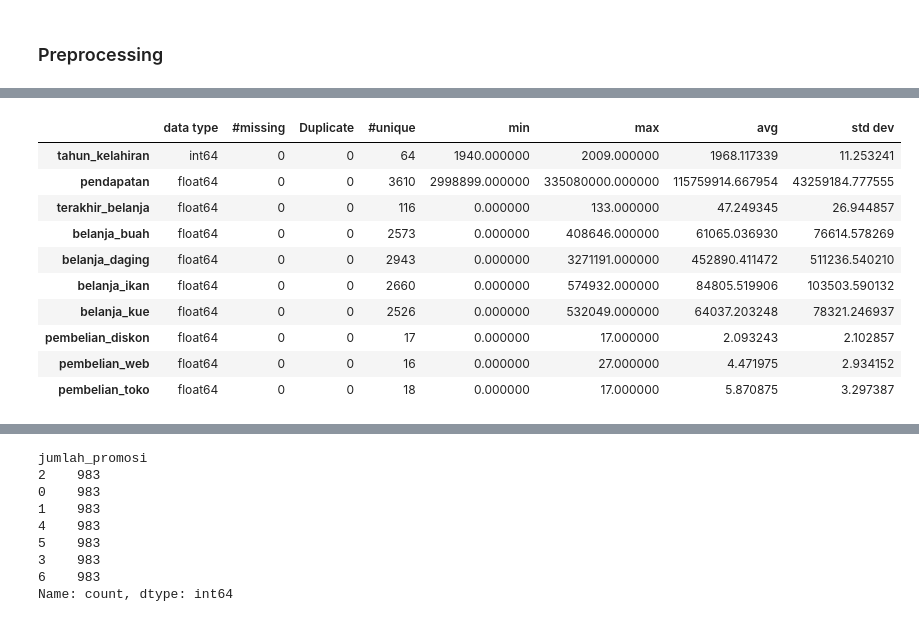
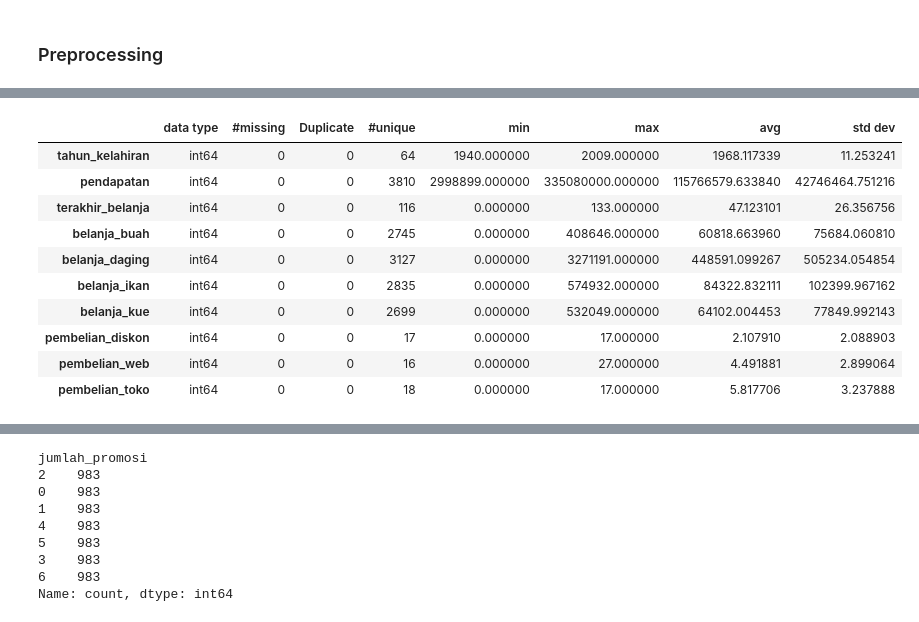
Before and after one commit to davidbryanc/Data-Analytics-Competition-FIND-IT-2024, a Jupyter notebook: david5.ipynb, the cells around one changed output, grey strips where cells are left out. Cells and saved outputs as stored; diff of their text form; code cells hidden in the pictures.

```diff
--- a/david5.ipynb
+++ b/david5.ipynb
@@ -226,10 +226,15 @@ def preprocessing(df):
 
     # Fill Null Val dengan interpolate
 
+    # KNNImputer
 
     # df['tanggal_menjadi_anggota'] = df['tanggal_menjadi_anggota'].apply(lambda x: 1 if pd.notnull(x) else 0)
     # df = df.rename(columns={'tanggal_menjadi_anggota': 'anggota'})
     df = df.drop(['keluhan', 'tanggal_menjadi_anggota','pendidikan','status_pernikahan'], axis=1)
+    df = df.drop(['jumlah_anak_balita', 'jumlah_anak_remaja'], axis=1)
+    knn = KNNImputer()
+    new_df = knn.fit_transform(df)
+    df = pd.DataFrame(new_df, columns=df.columns)
     # df = df.drop(['pendapatan','terakhir_belanja', 'pembelian_diskon', 'pembelian_toko','pembelian_web','tahun_kelahiran'], axis=1)
 
     # Gatau teori sendiri ini
@@ -237,16 +242,15 @@ def preprocessing(df):
     df['tahun_kelahiran'] = df['tahun_kelahiran'].apply(lambda x: x + 50 if x < 1940 else x)
     df['pendapatan'] = df['pendapatan'].apply(lambda x: x / 4 if x > 1000000000 else x)
 
-    df = df.drop(['jumlah_anak_balita', 'jumlah_anak_remaja'], axis=1)
 
 
     # Fill Null Val dengan median
     # df = df.fillna(df.median())
 
     # Change data type to int64
-    # numerical_data = df.select_dtypes(include=[np.number])  # Select numerical columns
-    # for i, column in enumerate(numerical_data.columns):
-    #     df[column] = df[column].astype('Int64')
+    numerical_data = df.select_dtypes(include=[np.number])  # Select numerical columns
+    for i, column in enumerate(numerical_data.columns):
+        df[column] = df[column].astype('int64')
 
     return df
 # %%
@@ -285,35 +289,35 @@ summary(train).style.background_gradient()
 # %%
 # Preprocess test set
 test = preprocessing(test)
 
-test['order'] = test.index + 1
-test = test.sort_values(by='belanja_daging')
-test['pendapatan'] = test['pendapatan'].interpolate(method ='pad', limit_direction ='forward')
-test['terakhir_belanja'] = test['terakhir_belanja'].interpolate(method ='pad', limit_direction ='forward')
-test['belanja_buah'] = test['belanja_buah'].interpolate(method ='pad', limit_direction ='forward')
-test['belanja_ikan'] = test['belanja_ikan'].interpolate(method ='pad', limit_direction ='forward')
-test['belanja_kue'] = test['belanja_kue'].interpolate(method ='pad', limit_direction ='forward')
-test['pembelian_diskon'] = test['pembelian_diskon'].interpolate(method ='pad', limit_direction ='forward')
-test['pembelian_toko'] = test['pembelian_toko'].interpolate(method ='pad', limit_direction ='forward')
-test['pembelian_web'] = test['pembelian_web'].interpolate(method ='pad', limit_direction ='forward')
-test = test.sort_values(by='pendapatan')
-test['belanja_daging'] = test['belanja_daging'].interpolate(method ='pad', limit_direction ='forward')
-test = test.sort_values(by='order')
-test = test.drop(['order'], axis=1)
-test = test.fillna(test.median())
+# test['order'] = test.index + 1
+# test = test.sort_values(by='belanja_daging')
+# test['pendapatan'] = test['pendapatan'].interpolate(method ='pad', limit_direction ='forward')
+# test['terakhir_belanja'] = test['terakhir_belanja'].interpolate(method ='pad', limit_direction ='forward')
+# test['belanja_buah'] = test['belanja_buah'].interpolate(method ='pad', limit_direction ='forward')
+# test['belanja_ikan'] = test['belanja_ikan'].interpolate(method ='pad', limit_direction ='forward')
+# test['belanja_kue'] = test['belanja_kue'].interpolate(method ='pad', limit_direction ='forward')
+# test['pembelian_diskon'] = test['pembelian_diskon'].interpolate(method ='pad', limit_direction ='forward')
+# test['pembelian_toko'] = test['pembelian_toko'].interpolate(method ='pad', limit_direction ='forward')
+# test['pembelian_web'] = test['pembelian_web'].interpolate(method ='pad', limit_direction ='forward')
+# test = test.sort_values(by='pendapatan')
+# test['belanja_daging'] = test['belanja_daging'].interpolate(method ='pad', limit_direction ='forward')
+# test = test.sort_values(by='order')
+# test = test.drop(['order'], axis=1)
+# test = test.fillna(test.median())
 summary(test).style.background_gradient()
 # %% [output]
 |  | data type | #missing | Duplicate | #unique | min | max | avg | std dev |
 | tahun_kelahiran | int64 | 0 | 0 | 64 | 1940.000000 | 2009.000000 | 1968.117339 | 11.253241 |
-| pendapatan | float64 | 0 | 0 | 3610 | 2998899.000000 | 335080000.000000 | 115759914.667954 | 43259184.777555 |
-| terakhir_belanja | float64 | 0 | 0 | 116 | 0.000000 | 133.000000 | 47.249345 | 26.944857 |
-| belanja_buah | float64 | 0 | 0 | 2573 | 0.000000 | 408646.000000 | 61065.036930 | 76614.578269 |
-| belanja_daging | float64 | 0 | 0 | 2943 | 0.000000 | 3271191.000000 | 452890.411472 | 511236.540210 |
-| belanja_ikan | float64 | 0 | 0 | 2660 | 0.000000 | 574932.000000 | 84805.519906 | 103503.590132 |
-| belanja_kue | float64 | 0 | 0 | 2526 | 0.000000 | 532049.000000 | 64037.203248 | 78321.246937 |
-| pembelian_diskon | float64 | 0 | 0 | 17 | 0.000000 | 17.000000 | 2.093243 | 2.102857 |
-| pembelian_web | float64 | 0 | 0 | 16 | 0.000000 | 27.000000 | 4.471975 | 2.934152 |
-| pembelian_toko | float64 | 0 | 0 | 18 | 0.000000 | 17.000000 | 5.870875 | 3.297387 |
+| pendapatan | int64 | 0 | 0 | 3810 | 2998899.000000 | 335080000.000000 | 115766579.633840 | 42746464.751216 |
+| terakhir_belanja | int64 | 0 | 0 | 116 | 0.000000 | 133.000000 | 47.123101 | 26.356756 |
+| belanja_buah | int64 | 0 | 0 | 2745 | 0.000000 | 408646.000000 | 60818.663960 | 75684.060810 |
+| belanja_daging | int64 | 0 | 0 | 3127 | 0.000000 | 3271191.000000 | 448591.099267 | 505234.054854 |
+| belanja_ikan | int64 | 0 | 0 | 2835 | 0.000000 | 574932.000000 | 84322.832111 | 102399.967162 |
+| belanja_kue | int64 | 0 | 0 | 2699 | 0.000000 | 532049.000000 | 64102.004453 | 77849.992143 |
+| pembelian_diskon | int64 | 0 | 0 | 17 | 0.000000 | 17.000000 | 2.107910 | 2.088903 |
+| pembelian_web | int64 | 0 | 0 | 16 | 0.000000 | 27.000000 | 4.491881 | 2.899064 |
+| pembelian_toko | int64 | 0 | 0 | 18 | 0.000000 | 17.000000 | 5.817706 | 3.237888 |
 # %%
 # Menghitung matriks korelasi
 corr_matrix = train.corr()
```
Also changed, not shown: parts of 14 cells of this notebook, 1 other file.
